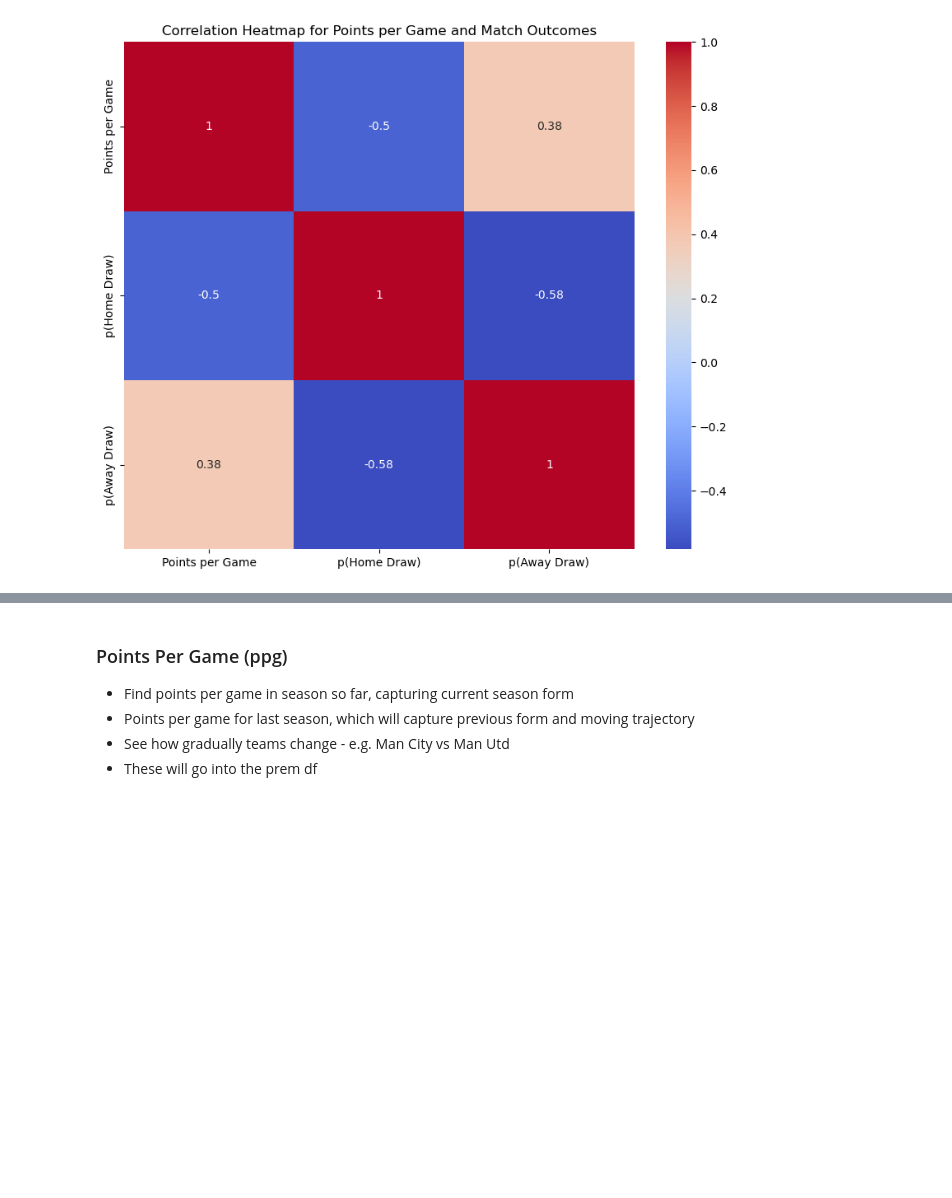
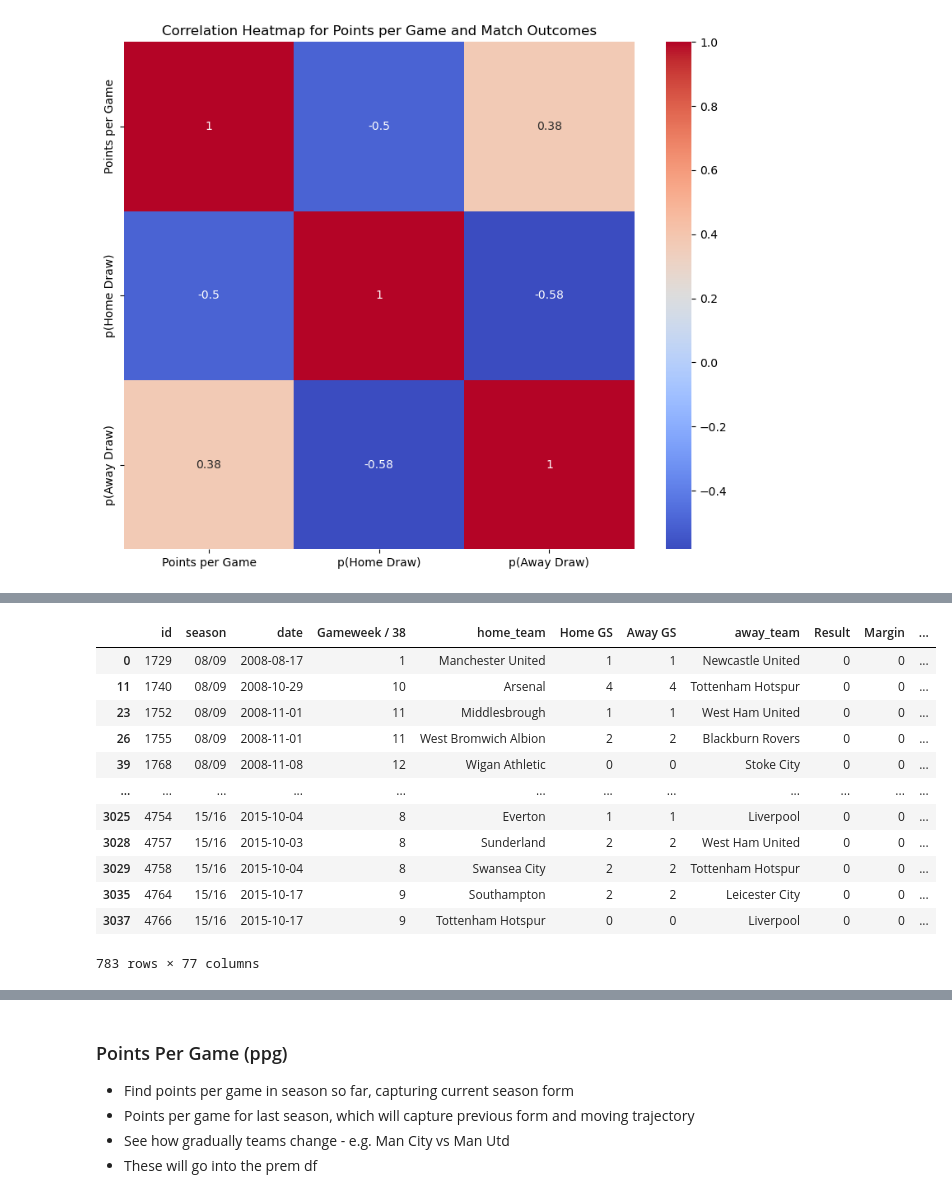
Before and after one commit to tjjdoherty/football-project-mvp, a Jupyter notebook: intro_clean_eda.ipynb, the cells around one changed output, grey strips where cells are left out. Cells and saved outputs as stored; diff of their text form; code cells hidden in the pictures; blank space fills up the shorter version.

```diff
--- a/intro_clean_eda.ipynb
+++ b/intro_clean_eda.ipynb
@@ -1169,0 +1184,2 @@ plt.show()
+# %%
+prem_draws = prem[prem['Result'] == 0]
@@ -1169,0 +1196,16 @@ plt.show()
+# %%
+prem_draws
+# %% [output]
+|  | id | season | date | Gameweek / 38 | home_team | Home GS | Away GS | away_team | Result | Margin | ... |
+| 0 | 1729 | 08/09 | 2008-08-17 | 1 | Manchester United | 1 | 1 | Newcastle United | 0 | 0 | ... |
+| 11 | 1740 | 08/09 | 2008-10-29 | 10 | Arsenal | 4 | 4 | Tottenham Hotspur | 0 | 0 | ... |
+| 23 | 1752 | 08/09 | 2008-11-01 | 11 | Middlesbrough | 1 | 1 | West Ham United | 0 | 0 | ... |
+| 26 | 1755 | 08/09 | 2008-11-01 | 11 | West Bromwich Albion | 2 | 2 | Blackburn Rovers | 0 | 0 | ... |
+| 39 | 1768 | 08/09 | 2008-11-08 | 12 | Wigan Athletic | 0 | 0 | Stoke City | 0 | 0 | ... |
+| ... | ... | ... | ... | ... | ... | ... | ... | ... | ... | ... | ... |
+| 3025 | 4754 | 15/16 | 2015-10-04 | 8 | Everton | 1 | 1 | Liverpool | 0 | 0 | ... |
+| 3028 | 4757 | 15/16 | 2015-10-03 | 8 | Sunderland | 2 | 2 | West Ham United | 0 | 0 | ... |
+| 3029 | 4758 | 15/16 | 2015-10-04 | 8 | Swansea City | 2 | 2 | Tottenham Hotspur | 0 | 0 | ... |
+| 3035 | 4764 | 15/16 | 2015-10-17 | 9 | Southampton | 2 | 2 | Leicester City | 0 | 0 | ... |
+| 3037 | 4766 | 15/16 | 2015-10-17 | 9 | Tottenham Hotspur | 0 | 0 | Liverpool | 0 | 0 | ... |
+783 rows × 77 columns
```
Also changed, not shown: parts of 11 cells of this notebook, 2 other files.
